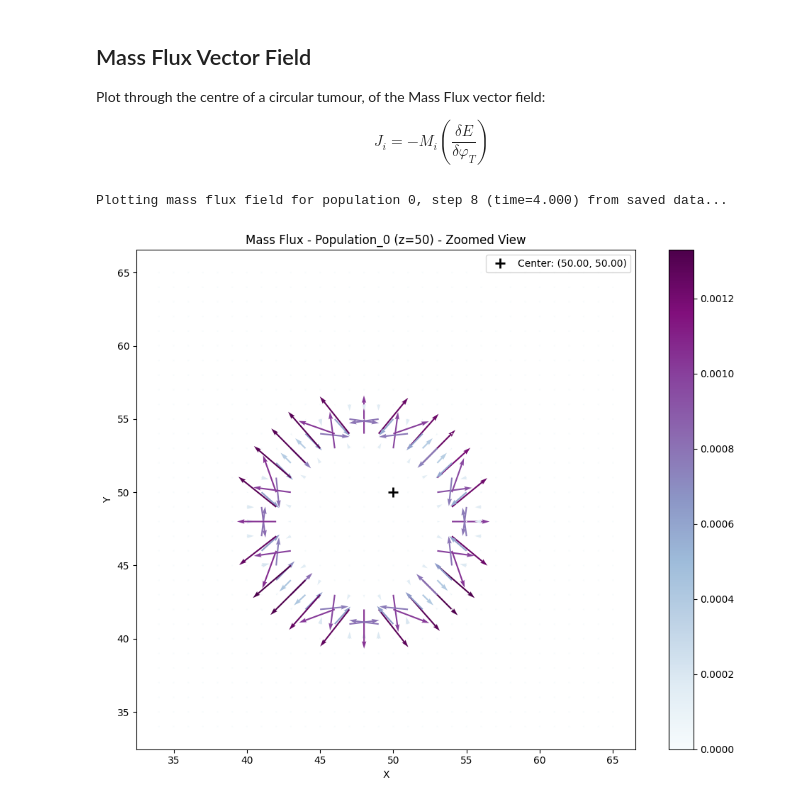
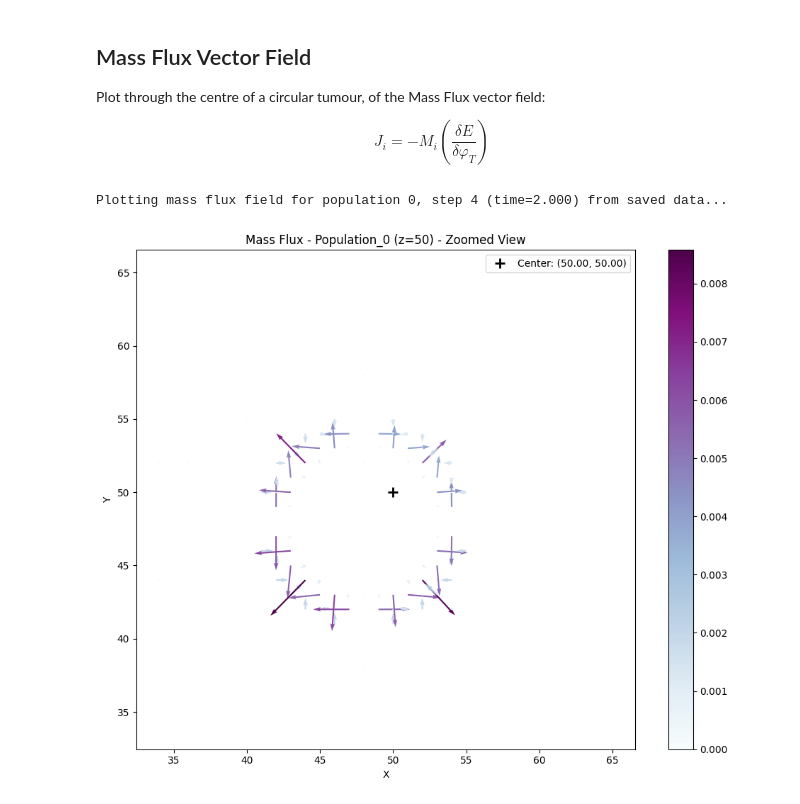
Before and after one commit to rmcnamara101/SCIE3212, a Jupyter notebook: laboratory/physics_fields/physics_fields_validation.ipynb, the cells around one changed output. Drawn from its saved outputs; the diff is of its cells as text; code cells hidden in the pictures.

```diff
--- a/laboratory/physics_fields/physics_fields_validation.ipynb
+++ b/laboratory/physics_fields/physics_fields_validation.ipynb
@@ -88,10 +88,10 @@ $$
 J_i =-M_i\left ( \frac{\delta E}{\delta\varphi_T}\right )
 $$
 # %%
-plotter.plot_mass_flux_field_from_saved(simulation_data, step_idx=2, cmap="BuPu", skip=10, scale=10, width=0.003, arrow_density_factor=100.0, z_slice=None, output_dir=None, save_plot=False, show_plot=True, add_boundary_contours=False, tumor_boundary_level=0.5, boundary_color='darkblue', tumor_boundary_color='black', center_x=None, center_y=None, zoom_factor=3.0)
+plotter.plot_mass_flux_field_from_saved(simulation_data, step_idx=1, cmap="BuPu", skip=10, scale=10, width=0.003, arrow_density_factor=100.0, z_slice=None, output_dir=None, save_plot=False, show_plot=True, add_boundary_contours=False, tumor_boundary_level=0.5, boundary_color='darkblue', tumor_boundary_color='black', center_x=None, center_y=None, zoom_factor=3.0)
 # %% [output]
-Plotting mass flux field for population 0, step 8 (time=4.000) from saved data...
+Plotting mass flux field for population 0, step 4 (time=2.000) from saved data...
-[figure, old version]
+[figure, new version]
 # %%
 #plotter.plot_mass_flux_field_from_saved(simulation_data, step_idx=0, cmap="BuPu", skip=3, arrow_density_factor=30.0, scale=7, width=0.007, add_boundary_contours=True, center_x=75, center_y=75, zoom_factor=3.0, contour_shift_x=1, contour_shift_y=1)
 # %%
```
Also changed, not shown: parts of 5 cells of this notebook, 9 other files.
